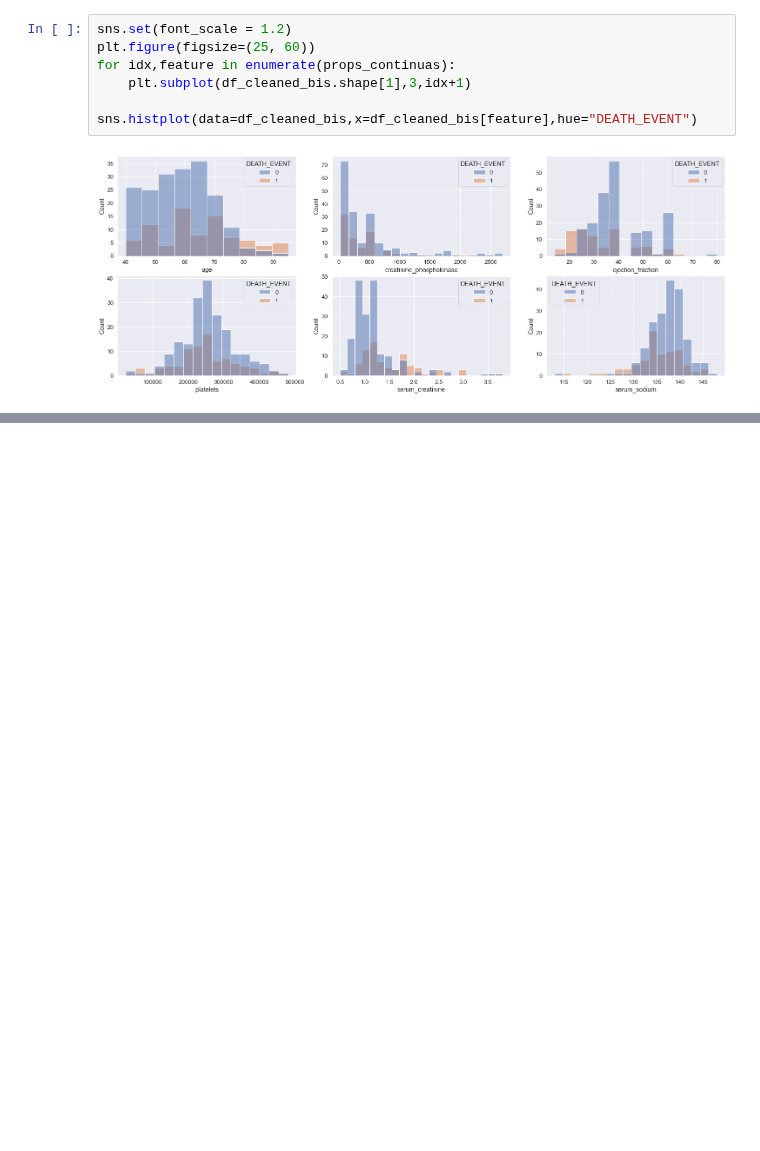
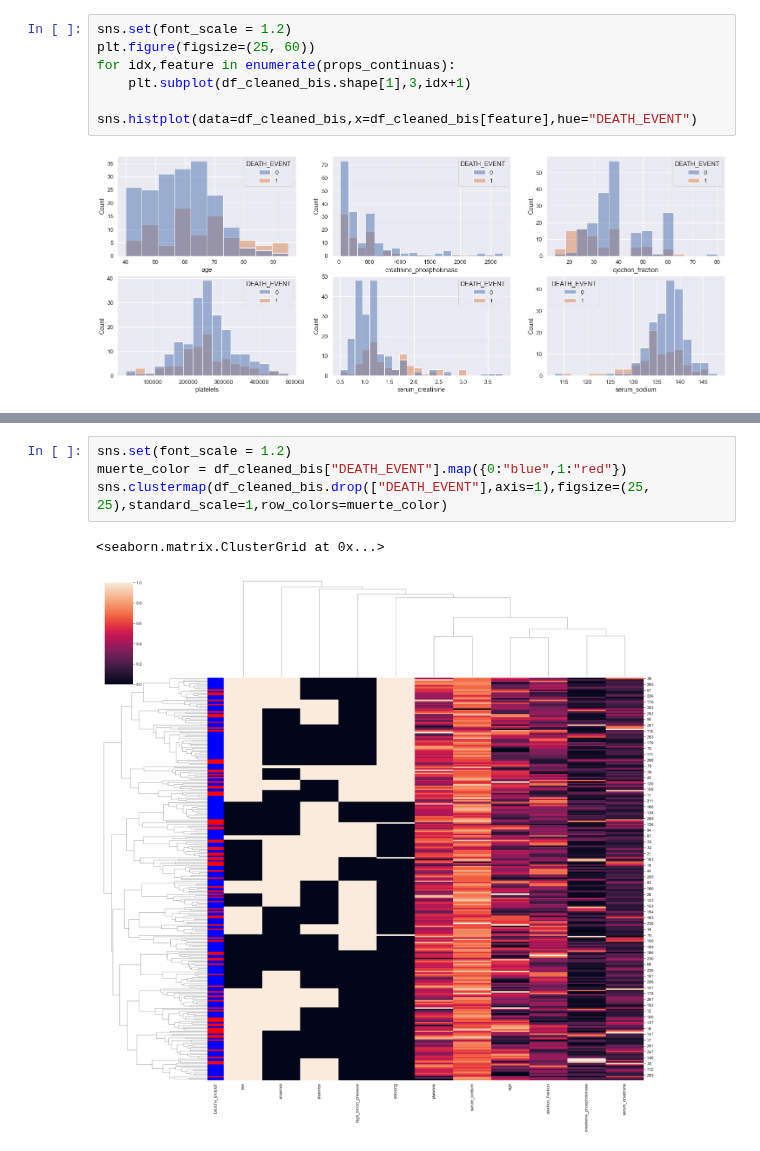
Before and after one commit to JaviCeRodriguez/Heart-Failure-ML, a Jupyter notebook: limpieza_y_gen_traintest.ipynb, the cells around one changed output, grey strips where cells are left out. Saved outputs shown, nothing was run; the diff lists cells and outputs as text; blank space fills up the shorter version.

Commit message:
Agrego clustermap

```diff
--- a/limpieza_y_gen_traintest.ipynb
+++ b/limpieza_y_gen_traintest.ipynb
@@ -98,0 +102,7 @@ for idx,feature in enumerate(props_continuas):
+# %%
+sns.set(font_scale = 1.2)
+muerte_color = df_cleaned_bis["DEATH_EVENT"].map({0:"blue",1:"red"})
+sns.clustermap(df_cleaned_bis.drop(["DEATH_EVENT"],axis=1),figsize=(25, 25),standard_scale=1,row_colors=muerte_color)
+# %% [output]
+<seaborn.matrix.ClusterGrid at 0x...>
+[figure, added]
```
Also changed, not shown: parts of 1 cell of this notebook.
